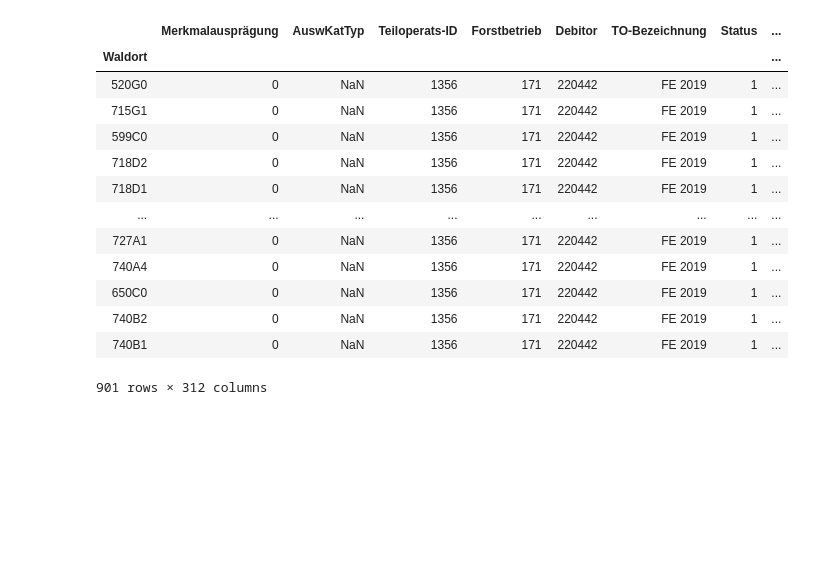
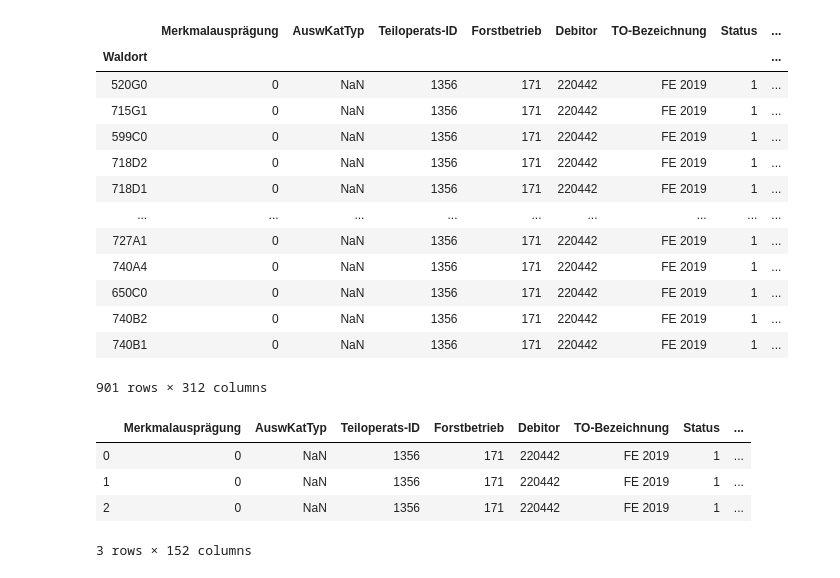
Before and after one commit to satlawa/obf_autax, a Jupyter notebook: wtyp/wtyp_01.ipynb, the cells around one changed output. Saved outputs shown, nothing was run; the diff lists cells and outputs as text; code cells hidden in the pictures; blank space fills up the shorter version.

```diff
--- a/wtyp/wtyp_01.ipynb
+++ b/wtyp/wtyp_01.ipynb
@@ -291,0 +294,8 @@ allx.to_csv(data_path + "/test171_01_v5.csv", index=False)
+# %%
+wtyp_data.head(3)
+# %% [output]
+|  | Merkmalausprägung | AuswKatTyp | Teiloperats-ID | Forstbetrieb | Debitor | TO-Bezeichnung | Status | ... |
+| 0 | 0 | NaN | 1356 | 171 | 220442 | FE 2019 | 1 | ... |
+| 1 | 0 | NaN | 1356 | 171 | 220442 | FE 2019 | 1 | ... |
+| 2 | 0 | NaN | 1356 | 171 | 220442 | FE 2019 | 1 | ... |
+3 rows × 152 columns
```
Also changed, not shown: parts of 6 cells of this notebook, 3 other files.
